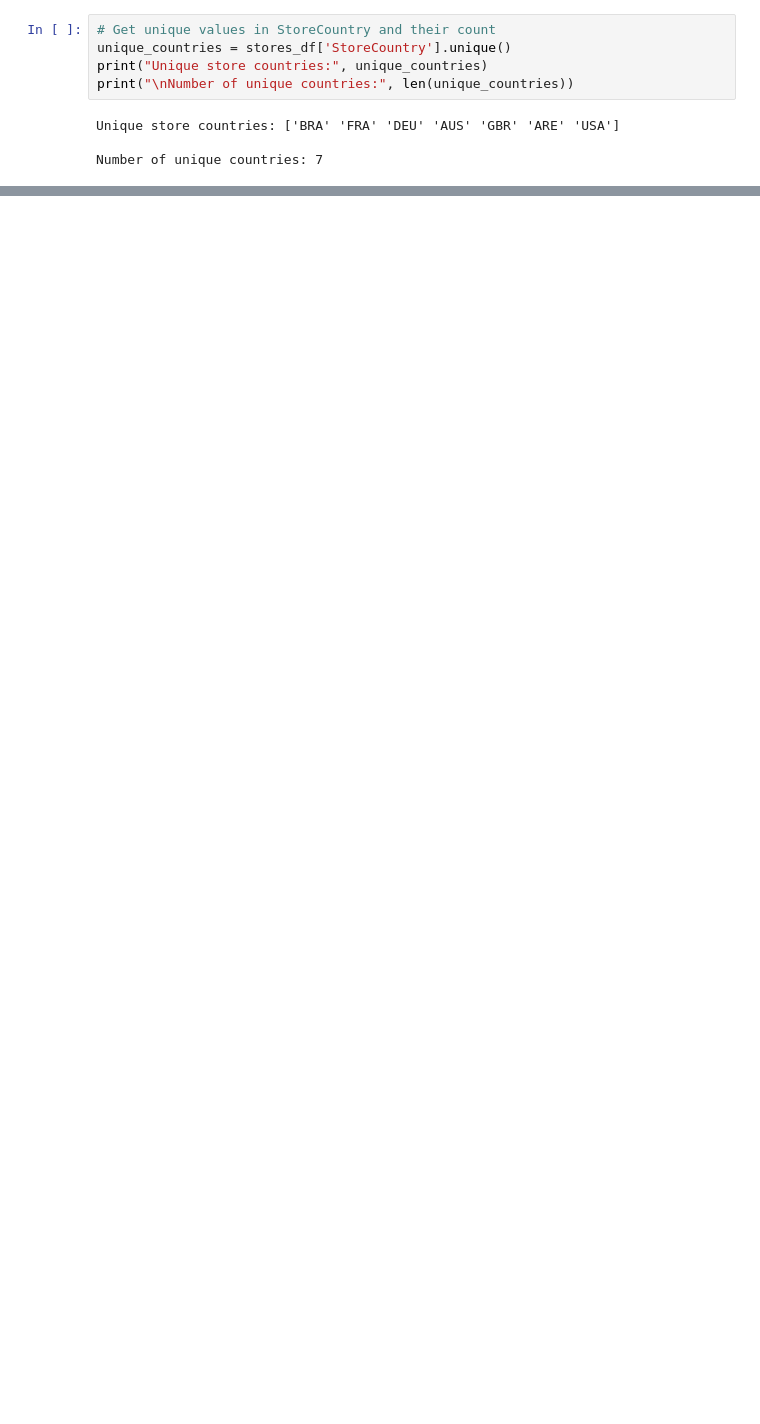
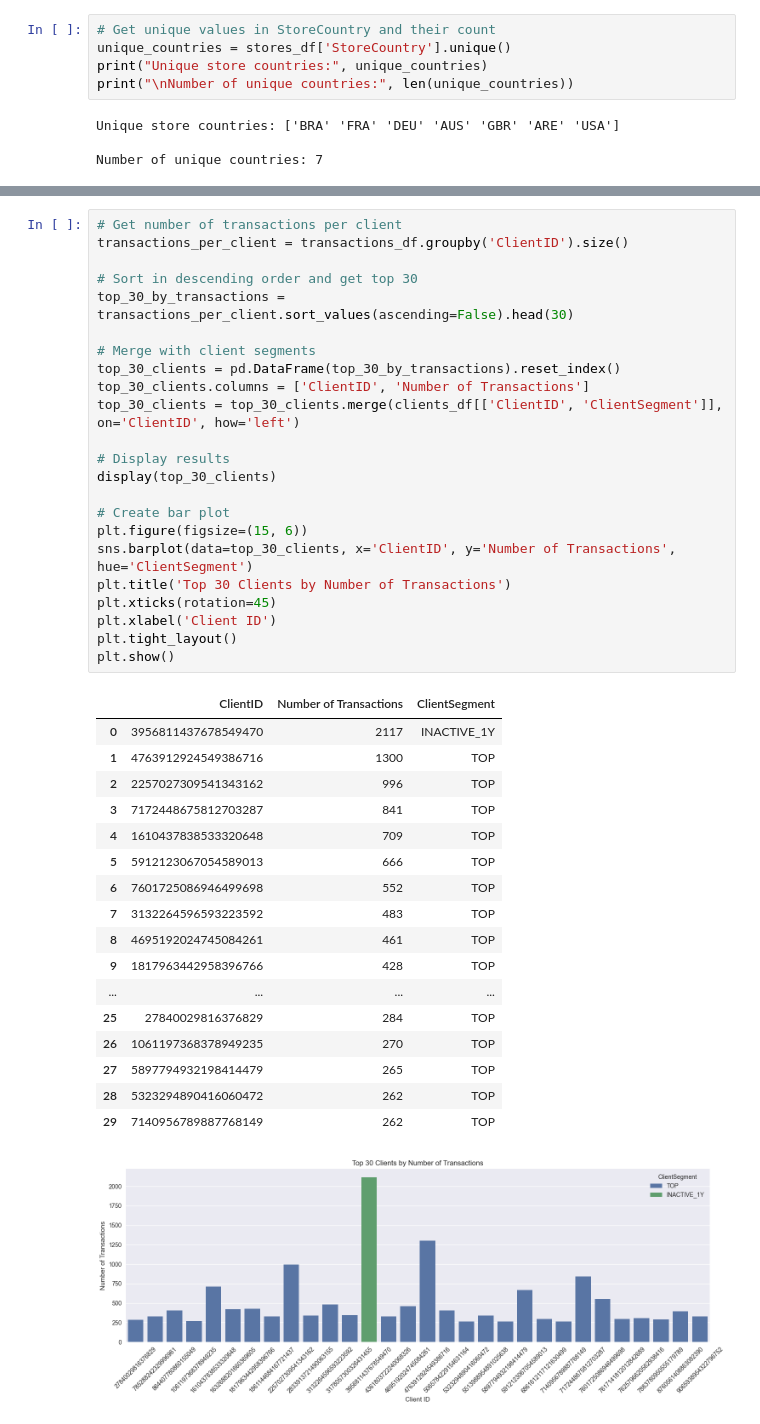
Before and after one commit to ravhello/hackathon, a Jupyter notebook: exploration.ipynb, the cells around one changed output, grey strips where cells are left out. Saved outputs shown, nothing was run; the diff lists cells and outputs as text; blank space fills up the shorter version.

```diff
--- a/exploration.ipynb
+++ b/exploration.ipynb
@@ -447,0 +469,42 @@ KeyboardInterrupt:
+# %%
+# Get number of transactions per client
+transactions_per_client = transactions_df.groupby('ClientID').size()
+
+# Sort in descending order and get top 30
+top_30_by_transactions = transactions_per_client.sort_values(ascending=False).head(30)
+
+# Merge with client segments
+top_30_clients = pd.DataFrame(top_30_by_transactions).reset_index()
+top_30_clients.columns = ['ClientID', 'Number of Transactions']
+top_30_clients = top_30_clients.merge(clients_df[['ClientID', 'ClientSegment']], on='ClientID', how='left')
+
+# Display results
+display(top_30_clients)
+
+# Create bar plot
+plt.figure(figsize=(15, 6))
+sns.barplot(data=top_30_clients, x='ClientID', y='Number of Transactions', hue='ClientSegment')
+plt.title('Top 30 Clients by Number of Transactions')
+plt.xticks(rotation=45)
+plt.xlabel('Client ID')
+plt.tight_layout()
+plt.show()
+# %% [output]
+|  | ClientID | Number of Transactions | ClientSegment |
+| 0 | 3956811437678549470 | 2117 | INACTIVE_1Y |
+| 1 | 4763912924549386716 | 1300 | TOP |
+| 2 | 2257027309541343162 | 996 | TOP |
+| 3 | 7172448675812703287 | 841 | TOP |
+| 4 | 1610437838533320648 | 709 | TOP |
+| 5 | 5912123067054589013 | 666 | TOP |
+| 6 | 7601725086946499698 | 552 | TOP |
+| 7 | 3132264596593223592 | 483 | TOP |
+| 8 | 4695192024745084261 | 461 | TOP |
+| 9 | 1817963442958396766 | 428 | TOP |
+| ... | ... | ... | ... |
+| 25 | 27840029816376829 | 284 | TOP |
+| 26 | 1061197368378949235 | 270 | TOP |
+| 27 | 5897794932198414479 | 265 | TOP |
+| 28 | 5323294890416060472 | 262 | TOP |
+| 29 | 7140956789887768149 | 262 | TOP |
+[figure, added]
```
Also changed, not shown: parts of 16 cells of this notebook.
